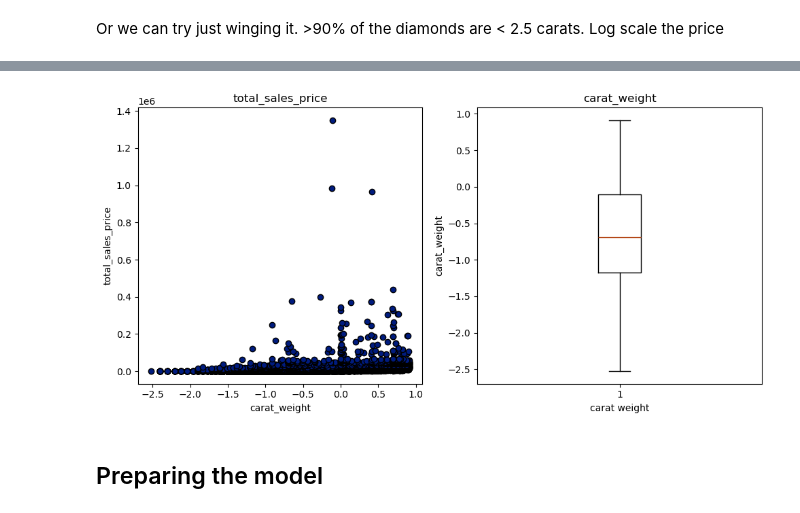
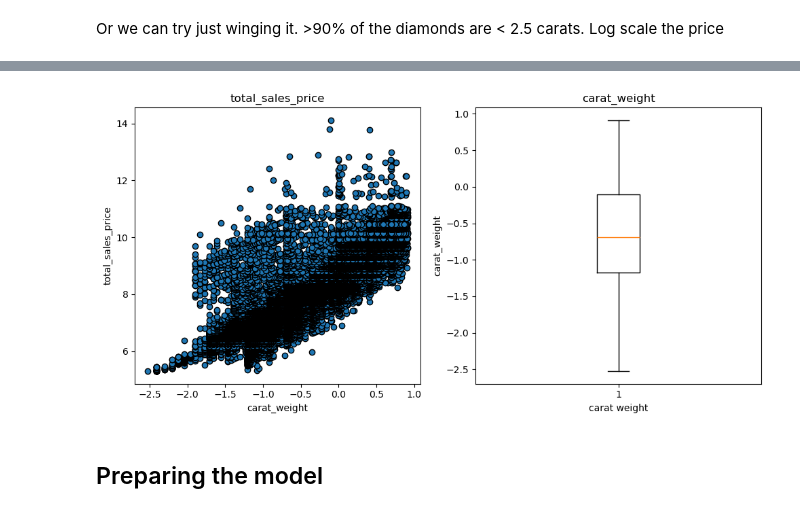
Before and after one commit to Data-Science-Projects-Code/Diamonds, a Jupyter notebook: Diamonds/notebooks/Models.ipynb, the cells around one changed output, grey strips where cells are left out. Drawn from its saved outputs; the diff is of its cells as text; code cells hidden in the pictures.

```diff
--- a/Diamonds/notebooks/Models.ipynb
+++ b/Diamonds/notebooks/Models.ipynb
@@ -293,28 +325,33 @@ Or we can try just winging it. >90% of the diamonds are < 2.5 carats. Log scale
 # %%
 solution_90 = df[df['carat_weight'] < 2.5]
+# %%
+solution_90 = solution_90.assign(
+    log_90_price=np.log(solution_90['total_sales_price']),
+    log_90_carat_weight=np.log(solution_90['carat_weight'])
+)
 # %%
 # Create the Plots
 fig, (ax1, ax2) = plt.subplots(1, 2, figsize=(10, 5))
 
 # Histogram
-ax1.scatter(x=solution_90['log_cw'], y=solution_90['total_sales_price'],  edgecolor='black')
+ax1.scatter(x=solution_90['log_cw'], y=solution_90['log_90_price'],  edgecolor='black')
 
 #ax1.scatter(x=df['carat_weight'], y=df['log_price'],  edgecolor='black')
 
 ax1.set_xlabel('carat_weight')
 ax1.set_ylabel('total_sales_price')
 ax1.set_title('total_sales_price')
 
 # Box Plot (Whiskers)
 ax2.boxplot(solution_90['log_cw'])
 ax2.set_xlabel('carat weight')
 ax2.set_ylabel('carat_weight')
 ax2.set_title('carat_weight')
 
 # Adjust Layout
 plt.tight_layout()
 
 # Display the Plots
 plt.show()
 # %% [output]
-[figure, old version]
+[figure, new version]
```
Also changed, not shown: parts of 22 cells of this notebook.
